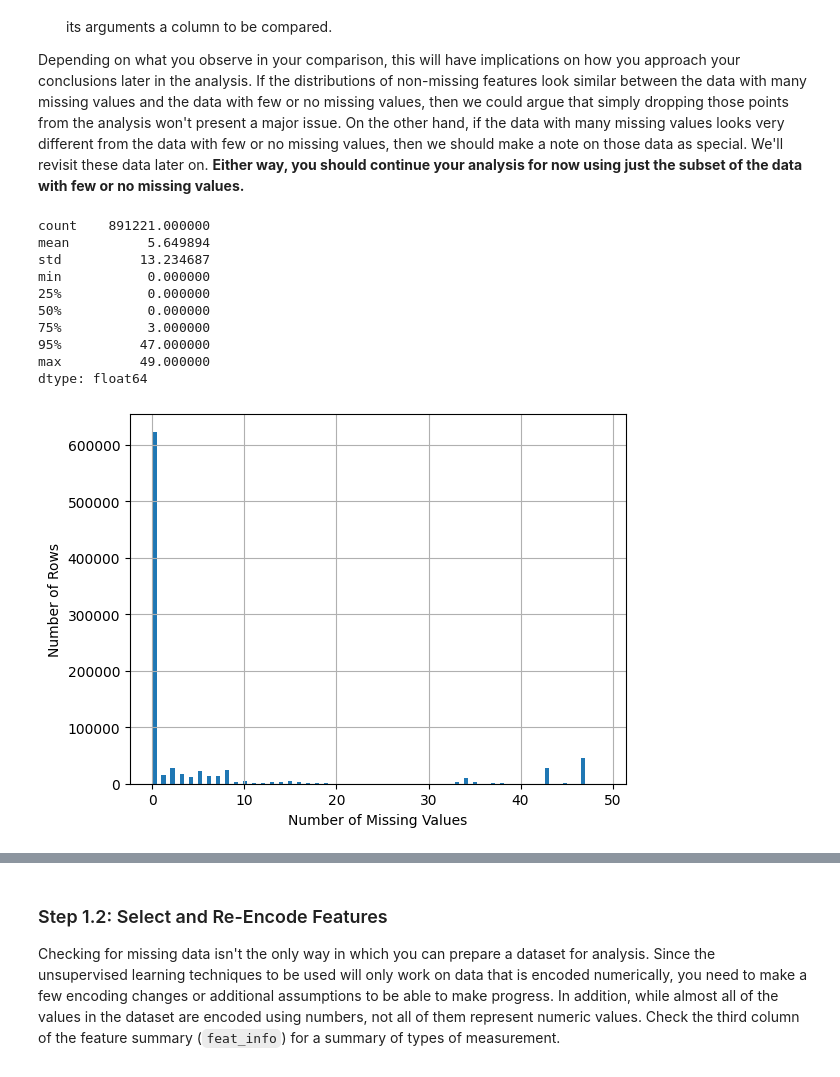
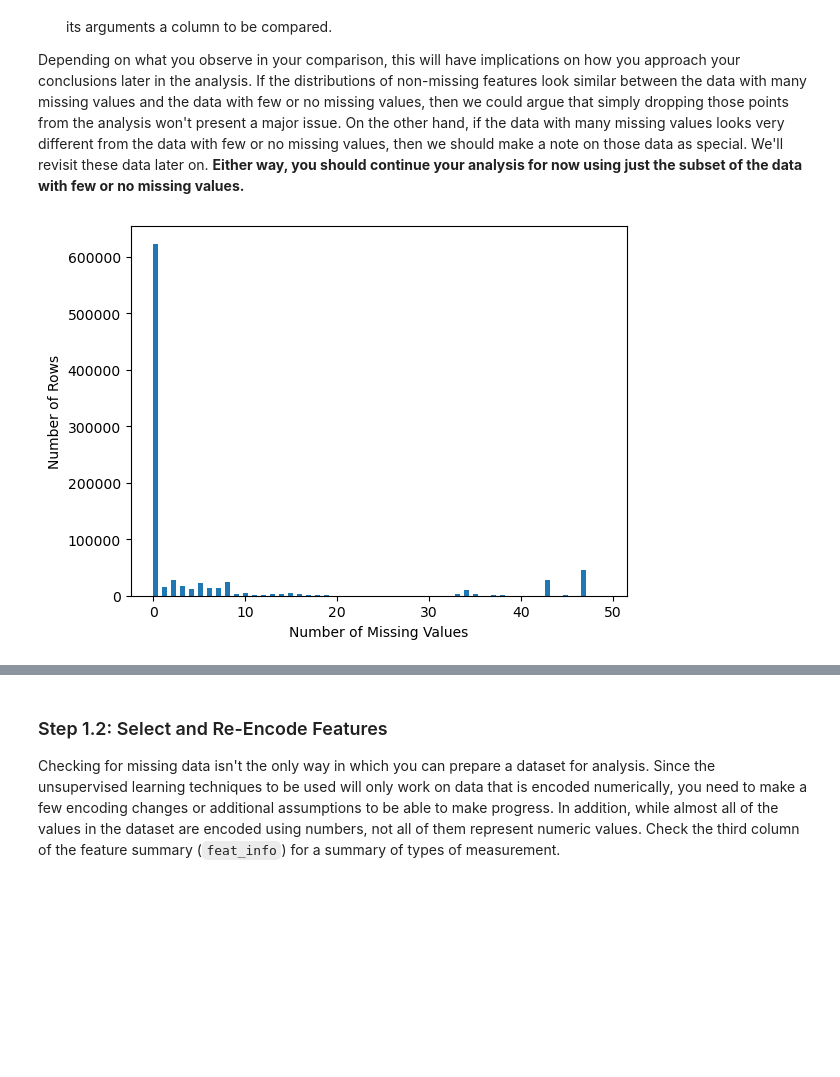
Before and after one commit to p477d343/Machine-Learning-Project, a Jupyter notebook: Creating Customer Segments with Arvato/Identify_Customer_Segments.ipynb, the cells around one changed output, grey strips where cells are left out. Saved outputs shown, nothing was run; the diff lists cells and outputs as text; code cells hidden in the pictures; blank space fills up the shorter version.

```diff
--- a/Creating Customer Segments with Arvato/Identify_Customer_Segments.ipynb
+++ b/Creating Customer Segments with Arvato/Identify_Customer_Segments.ipynb
@@ -133,5 +112,4 @@ For the remaining features, are there any patterns in which columns have, or sha
 # %%
 # Perform an assessment of how much missing data there is in each column of the
 # dataset.
-missing_values = azdias_c.isnull().sum()
-missing_values
+percent_missing_per_column =(azdias.isnull().sum()/len(azdias))*100
@@ -163,8 +139,7 @@ plt.show()
 # %%
 # Remove the outlier columns from the dataset. (You'll perform other data
 # engineering tasks such as re-encoding and imputation later.)
-outliers=missing_values[missing_values>200000]
-print("Outliers to drop:", outliers.index)
 
-azdias_c=azdias_c.drop(outliers.index, axis=1, errors='ignore')
+percent_missing_per_column_20 = percent_missing_per_column[percent_missing_per_column>20]
+percent_missing_per_column_20.index
 # %% [output]
@@ -172,3 +147,5 @@ Outliers to drop: Index(['AGER_TYP', 'GEBURTSJAHR', 'TITEL_KZ', 'ALTER_HH', 'KK_
        'KBA05_BAUMAX'],
       dtype='object')
+# %%
+azdias = azdias.drop(percent_missing_per_column_20.index,axis=1, errors='ignore')
 # %%
@@ -197,27 +176,13 @@ In order to know what to do with the outlier rows, we should see if the distribu
 Depending on what you observe in your comparison, this will have implications on how you approach your conclusions later in the analysis. If the distributions of non-missing features look similar between the data with many missing values and the data with few or no missing values, then we could argue that simply dropping those points from the analysis won't present a major issue. On the other hand, if the data with many missing values looks very different from the data with few or no missing values, then we should make a note on those data as special. We'll revisit these data later on. **Either way, you should continue your analysis for now using just the subset of the data with few or no missing values.**
 # %%
 # How much data is missing in each row of the dataset?
-
-md_per_row = azdias_c.isnull().sum(axis=1)
-
-print(md_per_row.describe(percentiles=[.25, .5, .75, .95]))
-
-md_per_row.hist(bins=100)
+missing_rows = azdias.isnull().sum(axis=1)
+plt.hist(missing_rows, bins=100)
+plt.ylabel('Number of Rows')
 plt.xlabel('Number of Missing Values')
-plt.ylabel('Number of Rows')
 plt.show()
 # %% [output]
-count    891221.000000
-mean          5.649894
-std          13.234687
-min           0.000000
-25%           0.000000
-50%           0.000000
-75%           3.000000
-95%          47.000000
-max          49.000000
-dtype: float64
-[figure, old version]
+[figure, new version]
 # %%
 # Write code to divide the data into two subsets based on the number of missing values in each row.
 threshold = 20
```
Also changed, not shown: parts of 54 cells of this notebook, 1 other file.
